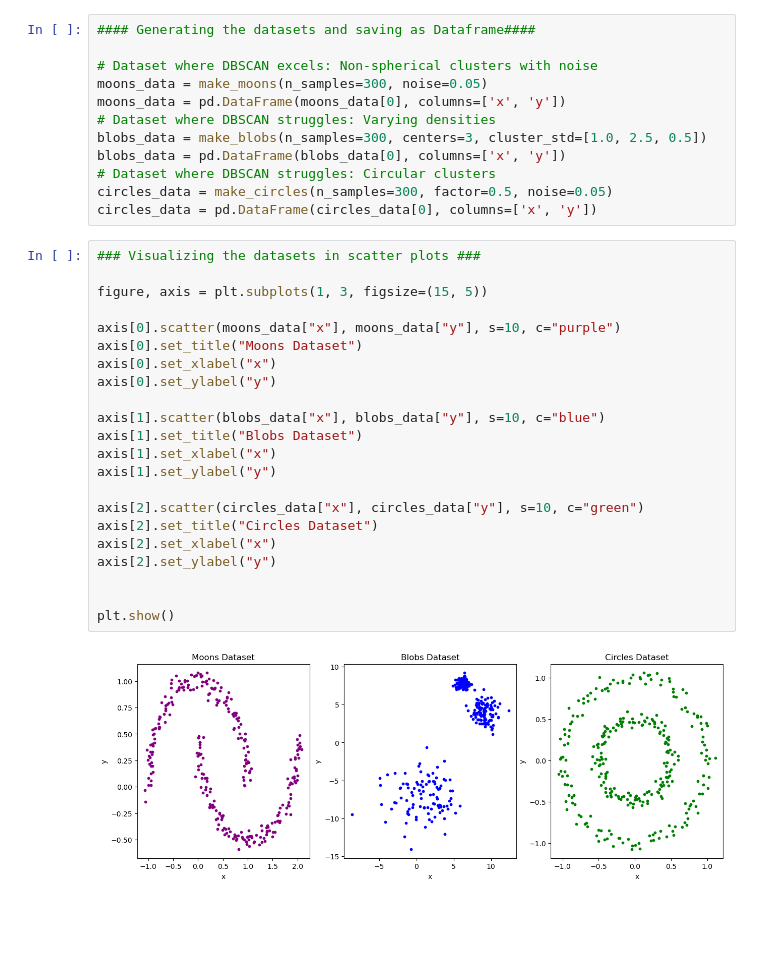
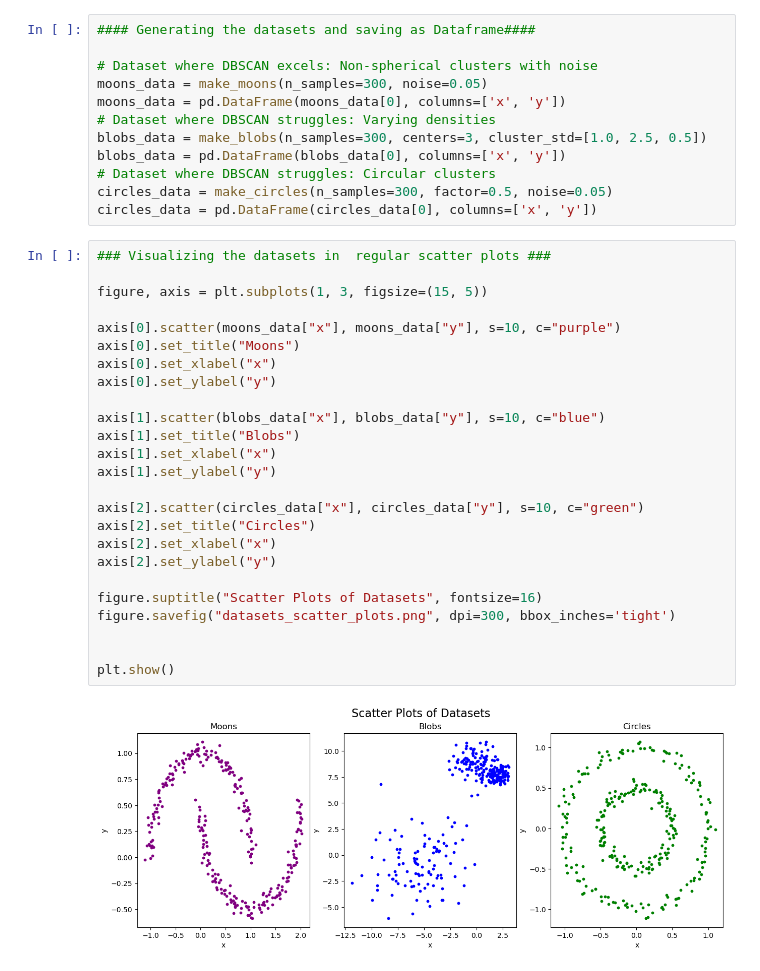
Before and after one commit to codewithprags/BINF-5007-Materials, a Jupyter notebook: Assignment 3/Assignment3.ipynb, the cells around one changed output. Saved outputs shown, nothing was run; the diff lists cells and outputs as text; blank space fills up the shorter version.

```diff
--- a/Assignment 3/Assignment3.ipynb
+++ b/Assignment 3/Assignment3.ipynb
@@ -36,29 +36,32 @@ blobs_data = pd.DataFrame(blobs_data[0], columns=['x', 'y'])
 circles_data = make_circles(n_samples=300, factor=0.5, noise=0.05)
 circles_data = pd.DataFrame(circles_data[0], columns=['x', 'y'])
 # %%
-### Visualizing the datasets in scatter plots ###
+### Visualizing the datasets in  regular scatter plots ###
 
 figure, axis = plt.subplots(1, 3, figsize=(15, 5))
 
 axis[0].scatter(moons_data["x"], moons_data["y"], s=10, c="purple")
-axis[0].set_title("Moons Dataset")
+axis[0].set_title("Moons")
 axis[0].set_xlabel("x")
 axis[0].set_ylabel("y")
 
 axis[1].scatter(blobs_data["x"], blobs_data["y"], s=10, c="blue")
-axis[1].set_title("Blobs Dataset")
+axis[1].set_title("Blobs")
 axis[1].set_xlabel("x")
 axis[1].set_ylabel("y")
 
 axis[2].scatter(circles_data["x"], circles_data["y"], s=10, c="green")
-axis[2].set_title("Circles Dataset")
+axis[2].set_title("Circles")
 axis[2].set_xlabel("x")
 axis[2].set_ylabel("y")
 
+figure.suptitle("Scatter Plots of Datasets", fontsize=16)
+figure.savefig("datasets_scatter_plots.png", dpi=300, bbox_inches='tight')
+
 
 plt.show()
 # %% [output]
-[figure, old version]
+[figure, new version]
 # %%
 #finding the optimal number of clusters using Kmeans, elbow method
 
```
Also changed, not shown: parts of 5 cells of this notebook, 5 other files.
